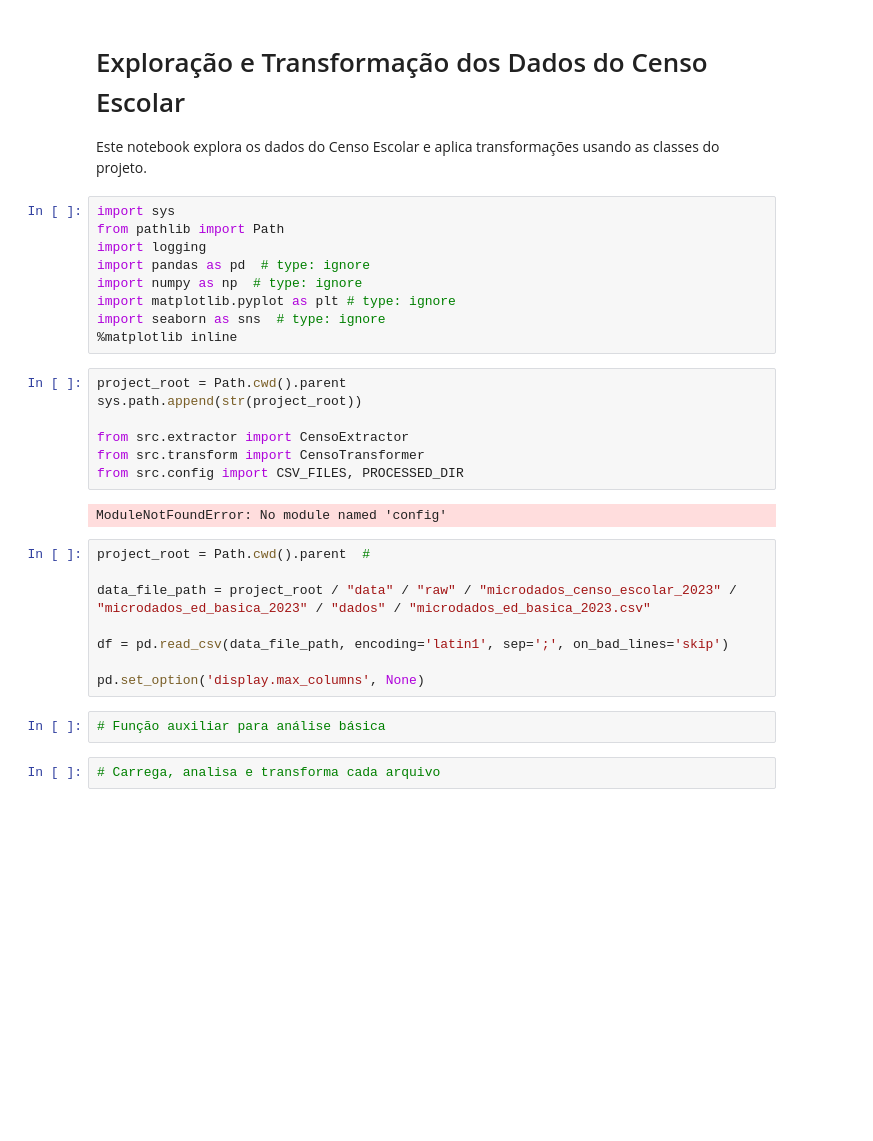
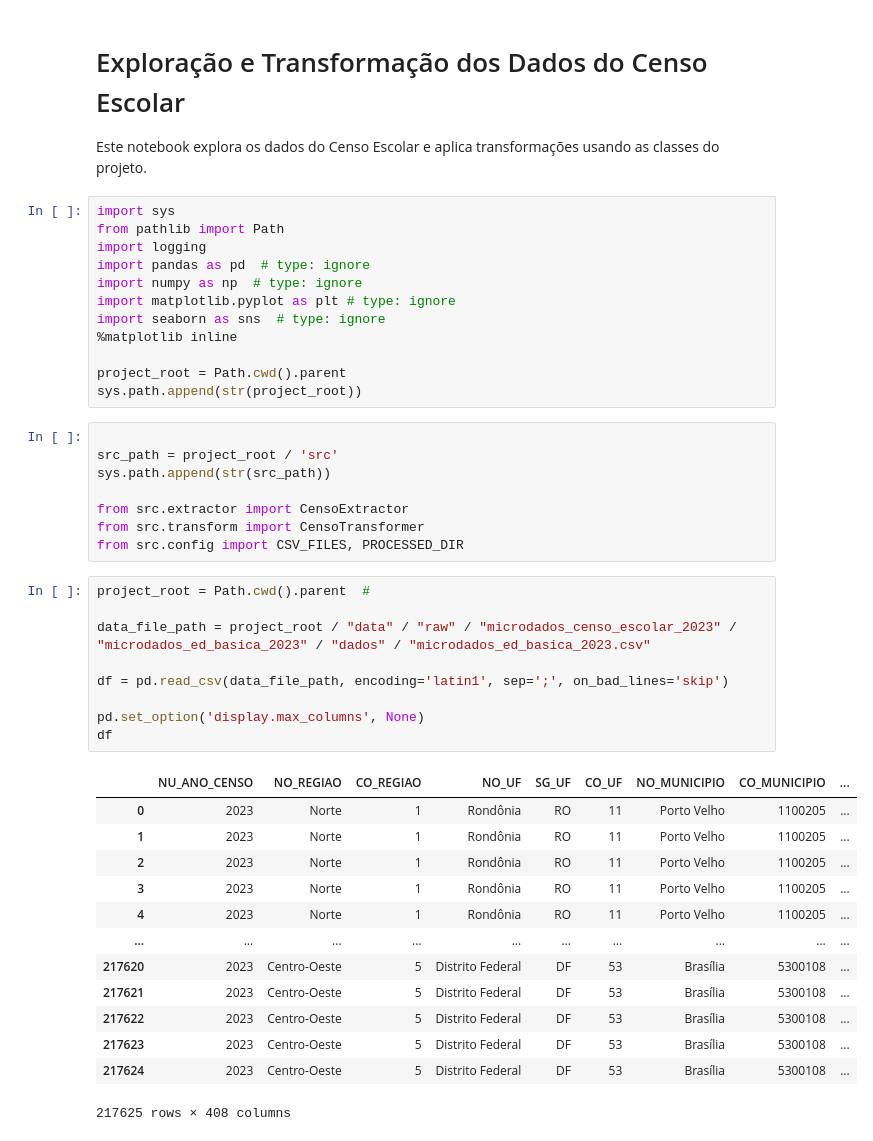
Before and after one commit to Th1agoFarias/Projeto-Censo-Escolar, a Jupyter notebook: notebooks/Censo_Transformer_Notebook.ipynb, the cells around one changed output. Saved outputs shown, nothing was run; the diff lists cells and outputs as text; blank space fills up the shorter version.

```diff
--- a/notebooks/Censo_Transformer_Notebook.ipynb
+++ b/notebooks/Censo_Transformer_Notebook.ipynb
@@ -11,24 +11,37 @@ import numpy as np  # type: ignore
 import matplotlib.pyplot as plt # type: ignore
 import seaborn as sns  # type: ignore
 %matplotlib inline
+
+project_root = Path.cwd().parent
+sys.path.append(str(project_root))
 # %%
-project_root = Path.cwd().parent
-sys.path.append(str(project_root))
+
+src_path = project_root / 'src'
+sys.path.append(str(src_path))
 
 from src.extractor import CensoExtractor
 from src.transform import CensoTransformer
 from src.config import CSV_FILES, PROCESSED_DIR
-# %% [output]
-ModuleNotFoundError: No module named 'config'
 # %%
 project_root = Path.cwd().parent  #
 
 data_file_path = project_root / "data" / "raw" / "microdados_censo_escolar_2023" / "microdados_ed_basica_2023" / "dados" / "microdados_ed_basica_2023.csv"
 
 df = pd.read_csv(data_file_path, encoding='latin1', sep=';', on_bad_lines='skip')
 
 pd.set_option('display.max_columns', None)
+df
+# %% [output]
+|  | NU_ANO_CENSO | NO_REGIAO | CO_REGIAO | NO_UF | SG_UF | CO_UF | NO_MUNICIPIO | CO_MUNICIPIO | ... |
+| 0 | 2023 | Norte | 1 | Rondônia | RO | 11 | Porto Velho | 1100205 | ... |
+| 1 | 2023 | Norte | 1 | Rondônia | RO | 11 | Porto Velho | 1100205 | ... |
+| 2 | 2023 | Norte | 1 | Rondônia | RO | 11 | Porto Velho | 1100205 | ... |
+| 3 | 2023 | Norte | 1 | Rondônia | RO | 11 | Porto Velho | 1100205 | ... |
+| 4 | 2023 | Norte | 1 | Rondônia | RO | 11 | Porto Velho | 1100205 | ... |
+| ... | ... | ... | ... | ... | ... | ... | ... | ... | ... |
+| 217620 | 2023 | Centro-Oeste | 5 | Distrito Federal | DF | 53 | Brasília | 5300108 | ... |
+| 217621 | 2023 | Centro-Oeste | 5 | Distrito Federal | DF | 53 | Brasília | 5300108 | ... |
+| 217622 | 2023 | Centro-Oeste | 5 | Distrito Federal | DF | 53 | Brasília | 5300108 | ... |
+| 217623 | 2023 | Centro-Oeste | 5 | Distrito Federal | DF | 53 | Brasília | 5300108 | ... |
+| 217624 | 2023 | Centro-Oeste | 5 | Distrito Federal | DF | 53 | Brasília | 5300108 | ... |
+217625 rows × 408 columns
-# %%
-# Função auxiliar para análise básica
-# %%
-# Carrega, analisa e transforma cada arquivo
```
Also changed, not shown: parts of 3 cells of this notebook.
